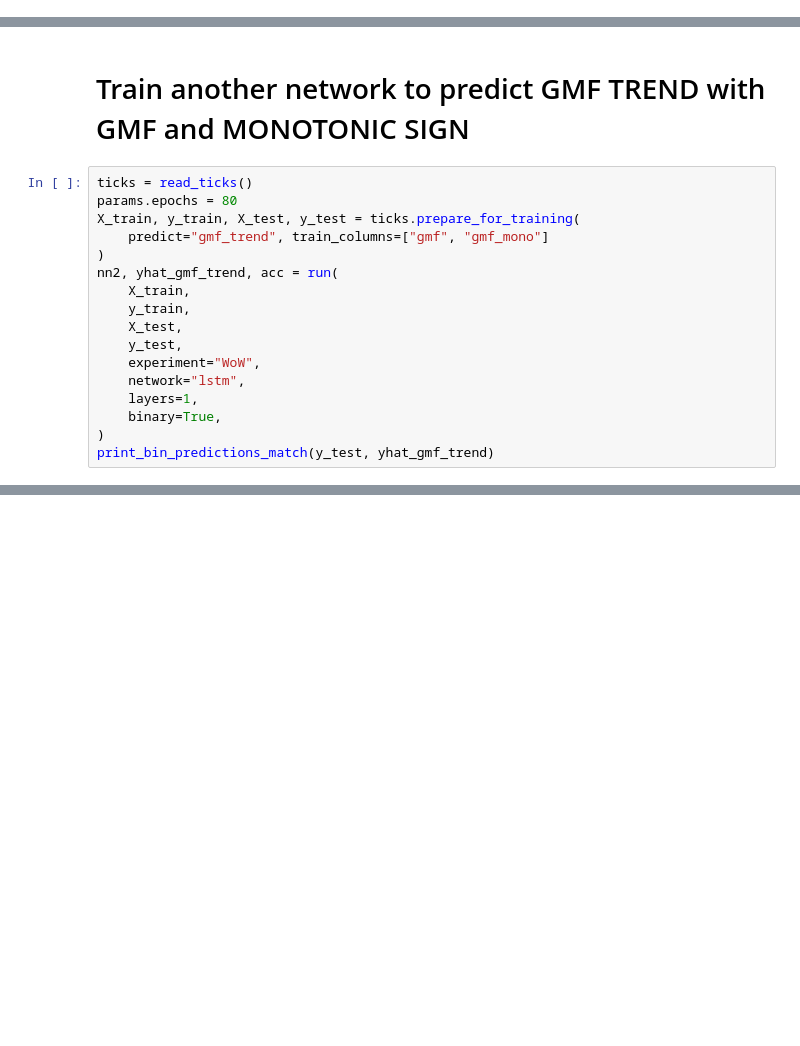
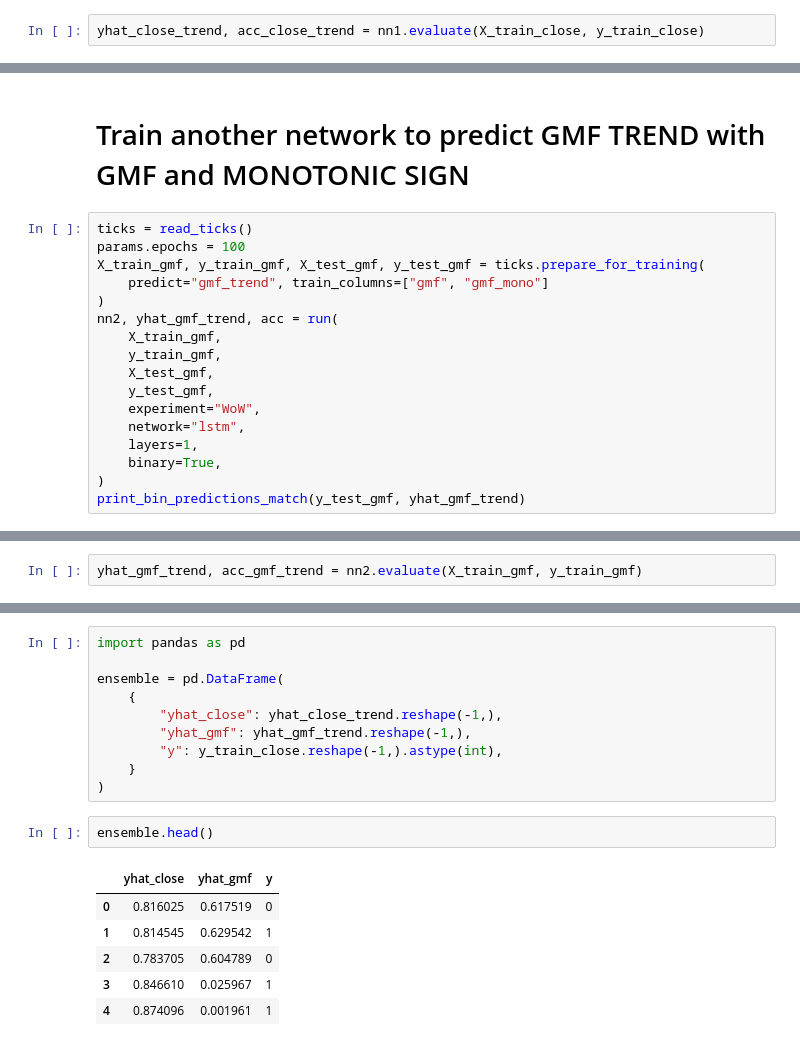
Before and after one commit to renero/trader, a Jupyter notebook: resources/generic nn trainer.ipynb, the cells around one changed output, grey strips where cells are left out. Saved outputs shown, nothing was run; the diff lists cells and outputs as text; blank space fills up the shorter version.

```diff
--- a/resources/generic nn trainer.ipynb
+++ b/resources/generic nn trainer.ipynb
@@ -144,0 +145,2 @@ Epoch 070/080 - Acc:0.67 (↑0.69/↓0.57) - Val:0.64 (↑0.72/↓0.55) | [=====
+# %%
+yhat_close_trend, acc_close_trend = nn1.evaluate(X_train_close, y_train_close)
@@ -146,21 +153,21 @@ Epoch 070/080 - Acc:0.67 (↑0.69/↓0.57) - Val:0.64 (↑0.72/↓0.55) | [=====
 # Train another network to predict GMF TREND with GMF and MONOTONIC SIGN
 # %%
 ticks = read_ticks()
-params.epochs = 80
-X_train, y_train, X_test, y_test = ticks.prepare_for_training(
+params.epochs = 100
+X_train_gmf, y_train_gmf, X_test_gmf, y_test_gmf = ticks.prepare_for_training(
     predict="gmf_trend", train_columns=["gmf", "gmf_mono"]
 )
 nn2, yhat_gmf_trend, acc = run(
-    X_train,
-    y_train,
-    X_test,
-    y_test,
+    X_train_gmf,
+    y_train_gmf,
+    X_test_gmf,
+    y_test_gmf,
     experiment="WoW",
     network="lstm",
     layers=1,
     binary=True,
 )
-print_bin_predictions_match(y_test, yhat_gmf_trend)
+print_bin_predictions_match(y_test_gmf, yhat_gmf_trend)
 # %% [output]
 [Determinism: Random seeds reset]
 [Determinism: Random seeds reset]
@@ -208,0 +192,2 @@ nn2.evaluate(X_train, y_train)
+# %%
+yhat_gmf_trend, acc_gmf_trend = nn2.evaluate(X_train_gmf, y_train_gmf)
@@ -208,0 +199,19 @@ nn2.evaluate(X_train, y_train)
+# %%
+import pandas as pd
+
+ensemble = pd.DataFrame(
+    {
+        "yhat_close": yhat_close_trend.reshape(-1,),
+        "yhat_gmf": yhat_gmf_trend.reshape(-1,),
+        "y": y_train_close.reshape(-1,).astype(int),
+    }
+)
+# %%
+ensemble.head()
+# %% [output]
+|  | yhat_close | yhat_gmf | y |
+| 0 | 0.816025 | 0.617519 | 0 |
+| 1 | 0.814545 | 0.629542 | 1 |
+| 2 | 0.783705 | 0.604789 | 0 |
+| 3 | 0.846610 | 0.025967 | 1 |
+| 4 | 0.874096 | 0.001961 | 1 |
```
Also changed, not shown: parts of 8 cells of this notebook, 51 other files.
